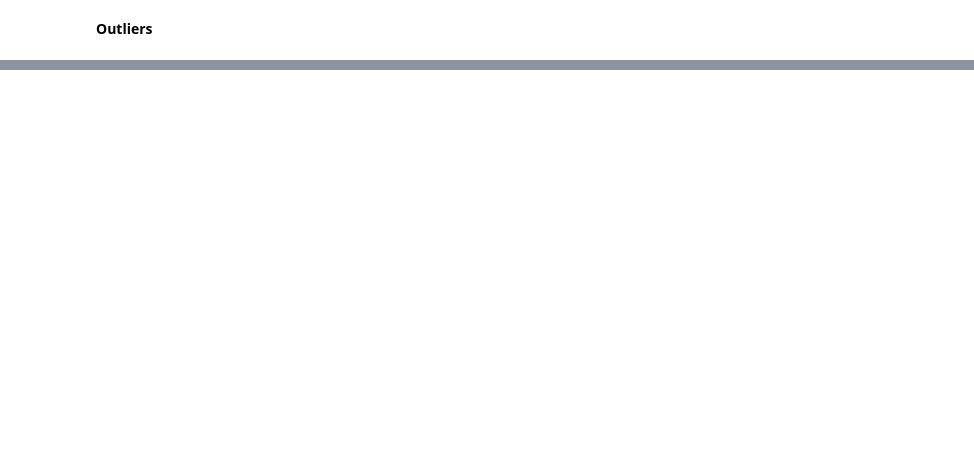
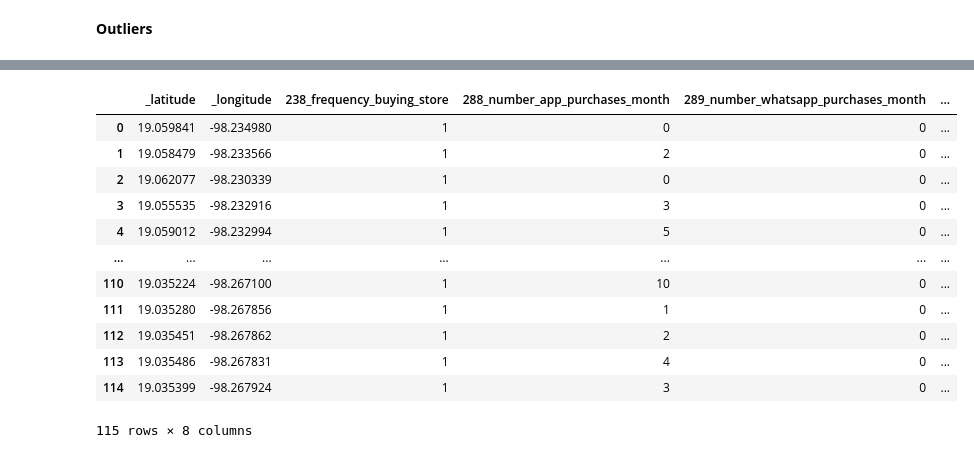
Before and after one commit to PabloGP10/Extracci-n-de-Datos, a Jupyter notebook: examen_consumer.ipynb, the cells around one changed output, grey strips where cells are left out. Saved outputs shown, nothing was run; the diff lists cells and outputs as text; code cells hidden in the pictures; blank space fills up the shorter version.

```diff
--- a/examen_consumer.ipynb
+++ b/examen_consumer.ipynb
@@ -18,3 +12,6 @@ FileNotFoundError: ignored
+# %%
+data=pd.read_excel('Consumer_mit_lift_lab.xlsx.xlsx')
+data.head(10)
 # %%
 #Identificar valores nulos por columna
 valores_nulos=data.isnull().sum()
@@ -289,0 +298,18 @@ NameError: ignored
+# %%
+#aplicamos filtro de columnas para filtrar las columnas con variables numéricas (se descartaron las columnas que muestran números de telofóno y las coordenadas)
+y1=y.iloc[:,[5,6,12,27,28,29,30,31,]]#columnas no consecutivas
+y1
+# %% [output]
+|  | _latitude | _longitude | 238_frequency_buying_store | 288_number_app_purchases_month | 289_number_whatsapp_purchases_month | ... |
+| 0 | 19.059841 | -98.234980 | 1 | 0 | 0 | ... |
+| 1 | 19.058479 | -98.233566 | 1 | 2 | 0 | ... |
+| 2 | 19.062077 | -98.230339 | 1 | 0 | 0 | ... |
+| 3 | 19.055535 | -98.232916 | 1 | 3 | 0 | ... |
+| 4 | 19.059012 | -98.232994 | 1 | 5 | 0 | ... |
+| ... | ... | ... | ... | ... | ... | ... |
+| 110 | 19.035224 | -98.267100 | 1 | 10 | 0 | ... |
+| 111 | 19.035280 | -98.267856 | 1 | 1 | 0 | ... |
+| 112 | 19.035451 | -98.267862 | 1 | 2 | 0 | ... |
+| 113 | 19.035486 | -98.267831 | 1 | 4 | 0 | ... |
+| 114 | 19.035399 | -98.267924 | 1 | 3 | 0 | ... |
+115 rows × 8 columns
```
Also changed, not shown: parts of 15 cells of this notebook.
